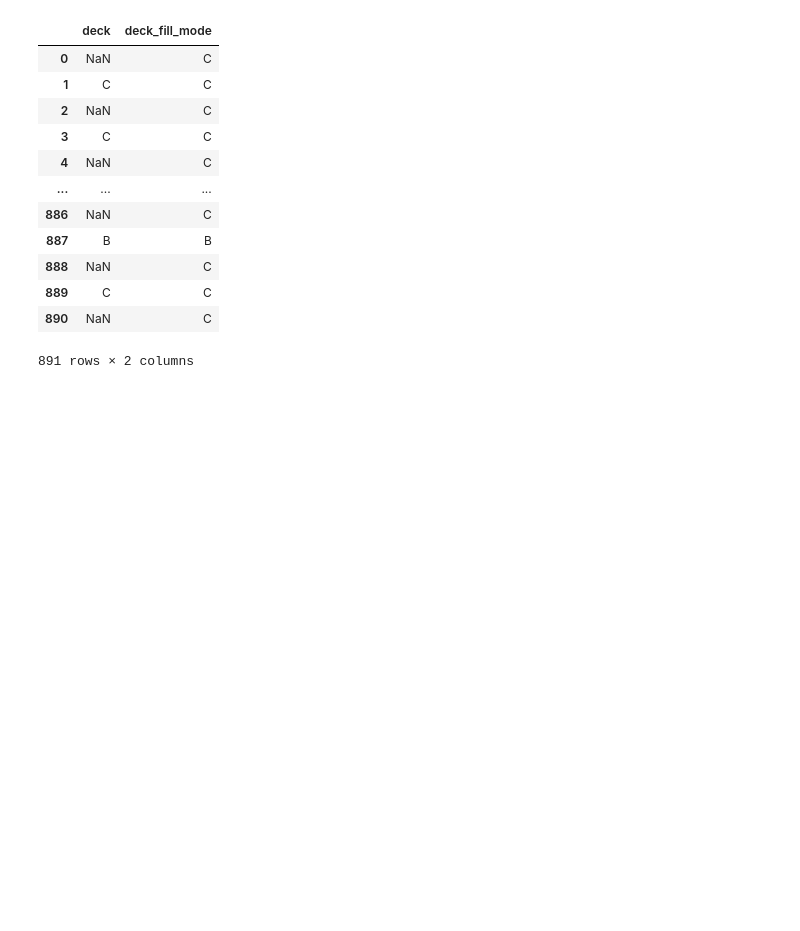
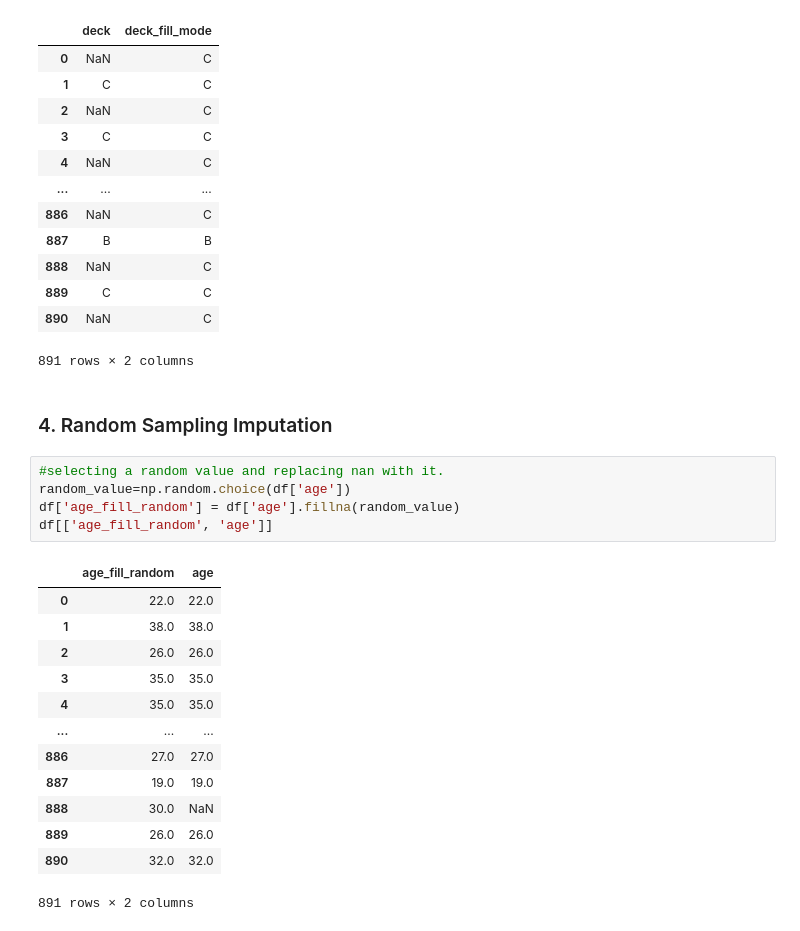
Before and after one commit to NarnindiMounica/Machine_Learning_Works, a Jupyter notebook: Feature_Engineering/handling_missing_values.ipynb, the cells around one changed output. Cells and saved outputs as stored; diff of their text form; blank space fills up the shorter version.

Commit message:
handling missing values- 4 techniques

```diff
--- a/Feature_Engineering/handling_missing_values.ipynb
+++ b/Feature_Engineering/handling_missing_values.ipynb
@@ -182,3 +183,24 @@ df[['deck', 'deck_fill_mode']]
 | 889 | C | C |
 | 890 | NaN | C |
 891 rows × 2 columns
+# %% [markdown]
+### 4. Random Sampling Imputation
+# %%
+#selecting a random value and replacing nan with it.
+random_value=np.random.choice(df['age'])
+df['age_fill_random'] = df['age'].fillna(random_value)
+df[['age_fill_random', 'age']]
+# %% [output]
+|  | age_fill_random | age |
+| 0 | 22.0 | 22.0 |
+| 1 | 38.0 | 38.0 |
+| 2 | 26.0 | 26.0 |
+| 3 | 35.0 | 35.0 |
+| 4 | 35.0 | 35.0 |
+| ... | ... | ... |
+| 886 | 27.0 | 27.0 |
+| 887 | 19.0 | 19.0 |
+| 888 | 30.0 | NaN |
+| 889 | 26.0 | 26.0 |
+| 890 | 32.0 | 32.0 |
+891 rows × 2 columns
```
Also changed, not shown: parts of 1 cell of this notebook.
